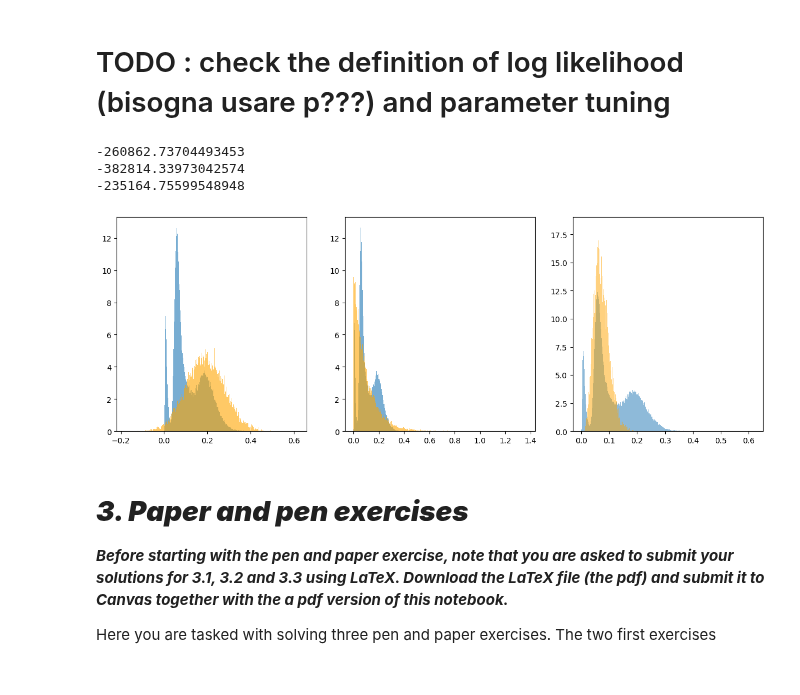
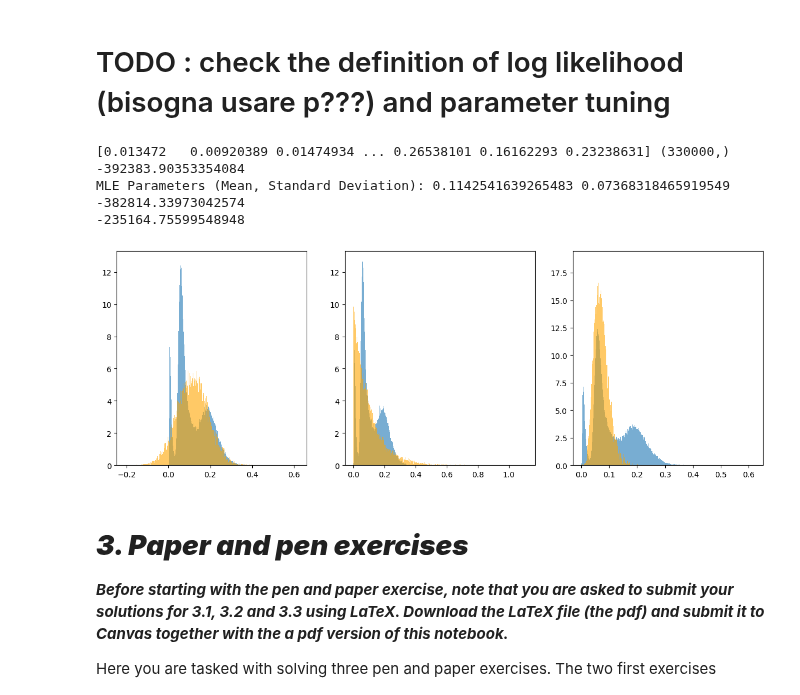
Before and after one commit to leonardodeclara/DD2447-Statistical-Methods-in-Applied-Computer-Science, a Jupyter notebook: Assignment_1/assignment1.ipynb, the cells around one changed output. Drawn from its saved outputs; the diff is of its cells as text; code cells hidden in the pictures.

```diff
--- a/Assignment_1/assignment1.ipynb
+++ b/Assignment_1/assignment1.ipynb
@@ -409,40 +409,57 @@ Now, based on your conclusions in 2.1 (support and contiuous or discrete pdf), a
 # %%
 # we choose continuous pdf
 p = np.load('ass1_dist.npy')
-
+print(p, p.shape)
 # first the gaussian
 fig,axs=plt.subplots(1,3,figsize=(15,5))
-mean = 0.19
-std_dev = 0.088
+mean = 0.1142541639265483 # manually with 0.19
+std_dev = 0.07368318465919549 # manually 0.88
 samples=np.random.normal(mean,std_dev,50000)
 axs[0].hist(p,bins=1000,density=True, alpha = 0.6)
 axs[0].hist(samples,bins=1000,density=True, color = 'orange', alpha = 0.6)
 # log likelihood
 print(-np.sum(norm.logpdf(p, loc=mean, scale=std_dev)))
+
+from scipy.optimize import minimize
+def log_likelihood(params, data):
+    mean, std_dev = params
+    return -np.sum(norm.logpdf(data, loc=mean, scale=std_dev))
+initial_params = [np.mean(p), np.std(p)]
+
+# Optimize the log likelihood function
+result = minimize(lambda params: log_likelihood(params, p), initial_params, method='L-BFGS-B')
+mle_params = result.x
+
+# Access the MLE parameters
+mle_mean, mle_std_dev = mle_params
+
+print("MLE Parameters (Mean, Standard Deviation):", mle_mean, mle_std_dev)
 
 # then let's try with the gamma
 alpha2 = 1
 beta2 = 0.1
 samples2 = np.random.gamma(alpha2, beta2, 50000)
 axs[1].hist(p,bins=1000,density=True,  alpha = 0.6)
 axs[1].hist(samples2,bins=1000,density=True, color='orange', alpha = 0.6)
 # log likelihood
 print(-np.sum(np.log(gamma.pdf(p, a=alpha2, scale=beta2))))
 
 # finally let's try a Beta
 alpha3 = 7
 beta3 = 90
 samples3 = np.random.beta(alpha3,beta3,50000)
-axs[2].hist(p,bins=1000,density=True, alpha = 0.5)
-axs[2].hist(samples3,bins=1000,density=True, color='orange', alpha = 0.5)
+axs[2].hist(p,bins=1000,density=True, alpha = 0.6)
+axs[2].hist(samples3,bins=1000,density=True, color='orange', alpha = 0.6)
 print(np.sum(beta.logpdf(p, a=alpha3, b=beta3)))
 
 plt.show()
 # %% [output]
--260862.73704493453
+[0.013472   0.00920389 0.01474934 ... 0.26538101 0.16162293 0.23238631] (330000,)
+-392383.90353354084
+MLE Parameters (Mean, Standard Deviation): 0.1142541639265483 0.07368318465919549
 -382814.33973042574
 -235164.75599548948
-[figure, old version]
+[figure, new version]
 # %% [markdown]
 # ***3. Paper and pen exercises***
 
```
